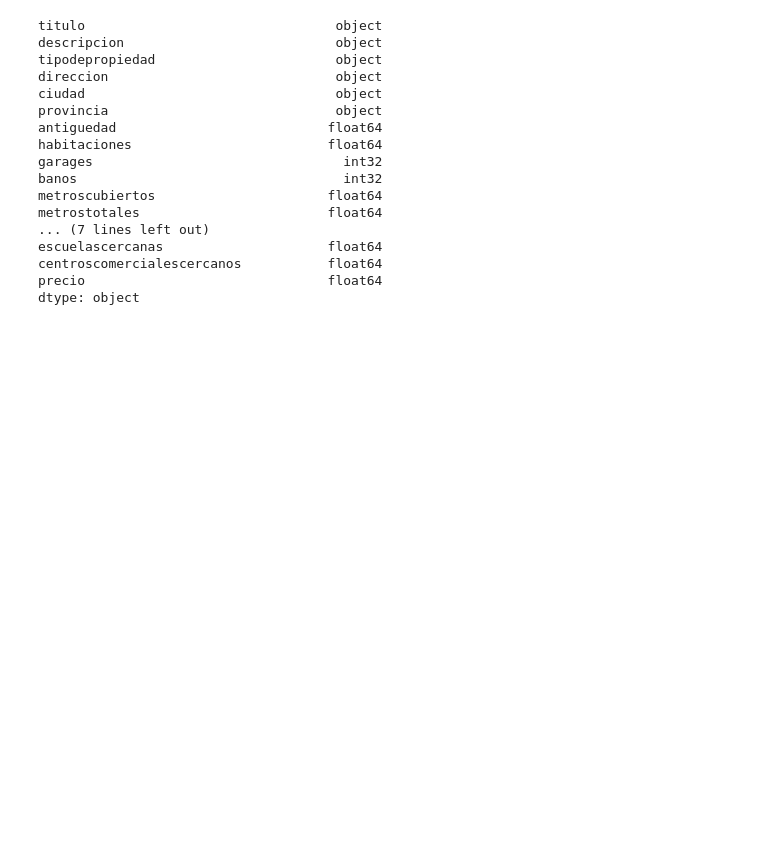
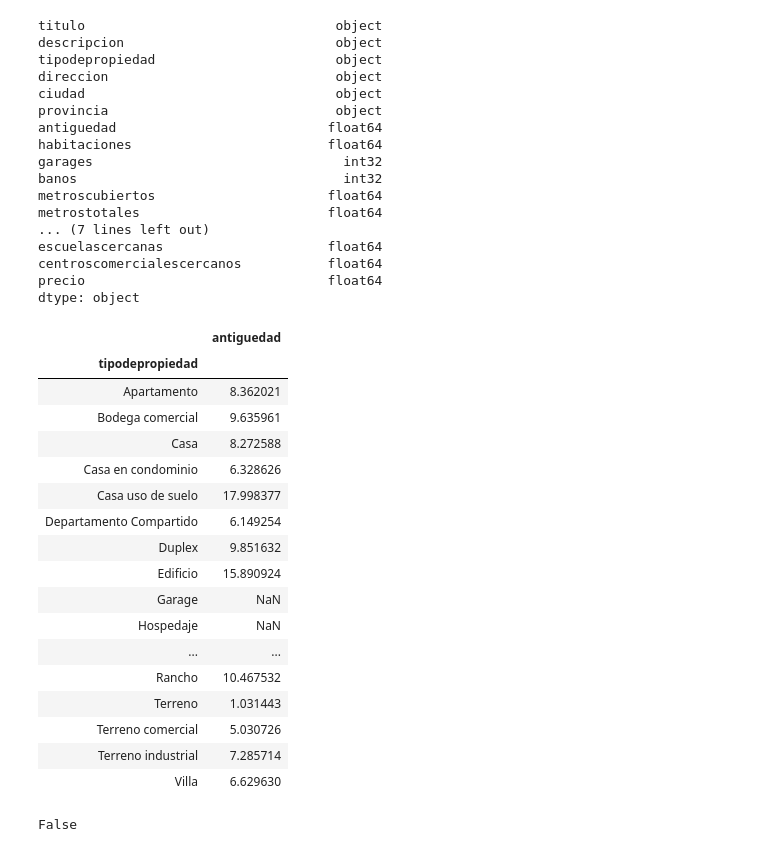
Before and after one commit to camilaserra5/7506-organizacion-de-datos, a Jupyter notebook: Limpiando Valores no númericos.ipynb, the cells around one changed output. Cells and saved outputs as stored; diff of their text form; code cells hidden in the pictures; blank space fills up the shorter version.

```diff
--- a/Limpiando Valores no númericos.ipynb
+++ b/Limpiando Valores no númericos.ipynb
@@ -272,7 +250,8 @@ precio                        240000 non-null float64
 dtypes: datetime64[ns](1), float64(15), object(6)
 memory usage: 42.1+ MB
 # %%
-df.astype({'garages': 'int32', 'banos': 'int32'}).dtypes
+df = df.astype({'garages': 'int32', 'banos': 'int32'})
+df.dtypes
 # %% [output]
 titulo                                object
 descripcion                           object
@@ -291,3 +270,28 @@ escuelascercanas                     float64
 centroscomercialescercanos           float64
 precio                               float64
 dtype: object
+# %%
+df.groupby('tipodepropiedad').agg({'antiguedad': 'mean'})
+# %% [output]
+|  | antiguedad |
+| tipodepropiedad |  |
+| Apartamento | 8.362021 |
+| Bodega comercial | 9.635961 |
+| Casa | 8.272588 |
+| Casa en condominio | 6.328626 |
+| Casa uso de suelo | 17.998377 |
+| Departamento Compartido | 6.149254 |
+| Duplex | 9.851632 |
+| Edificio | 15.890924 |
+| Garage | NaN |
+| Hospedaje | NaN |
+| ... | ... |
+| Rancho | 10.467532 |
+| Terreno | 1.031443 |
+| Terreno comercial | 5.030726 |
+| Terreno industrial | 7.285714 |
+| Villa | 6.629630 |
+# %%
+df['antiguedad'].isnull().any()
+# %% [output]
+False
```
Also changed, not shown: parts of 6 cells of this notebook.
